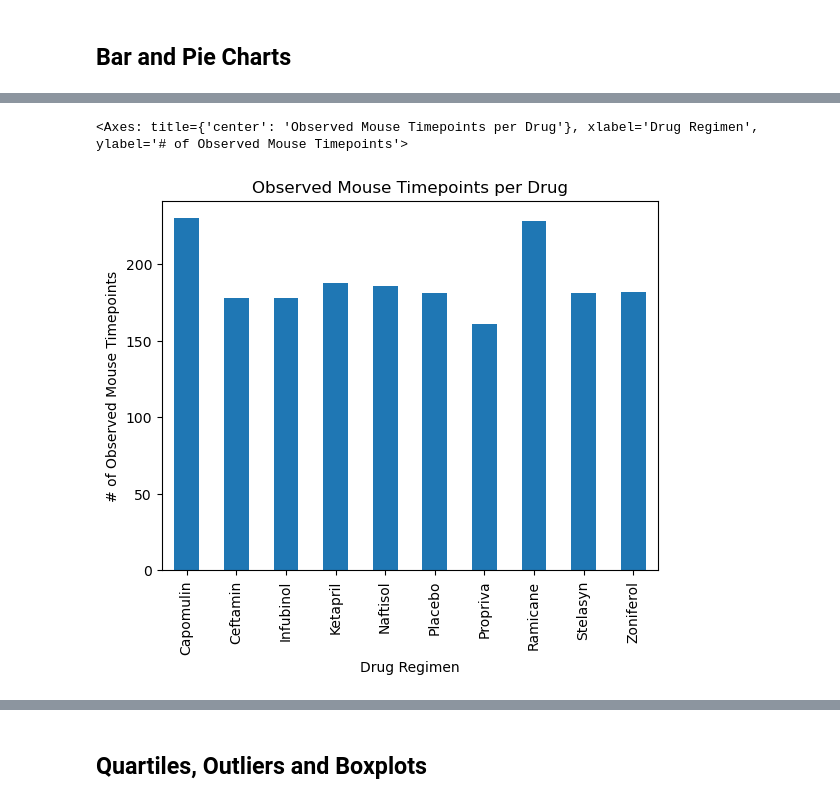
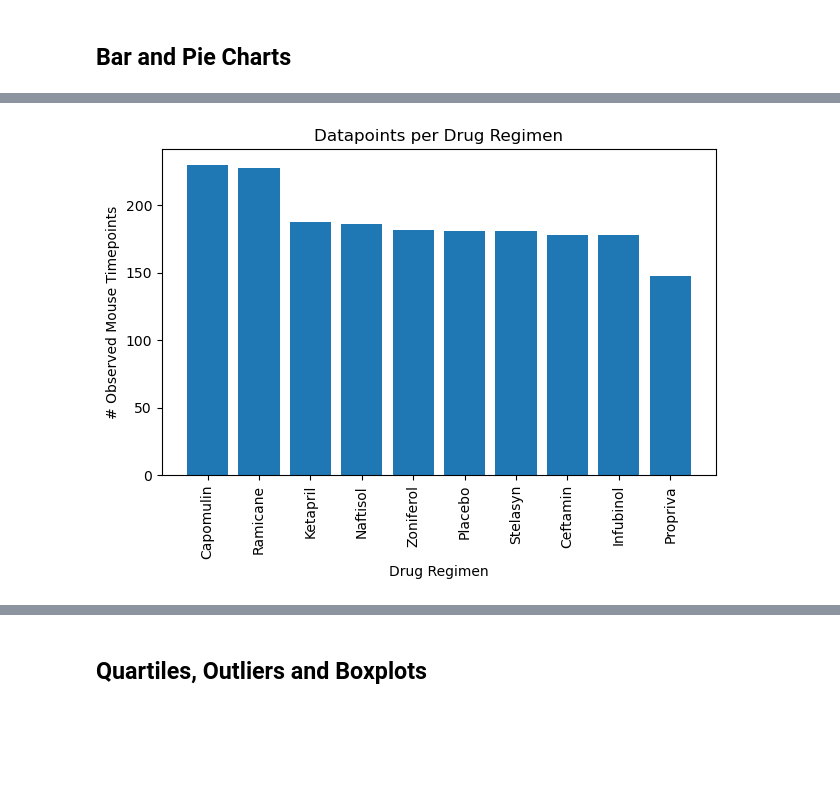
Before and after one commit to cmenegoli/matplotlib_challenge, a Jupyter notebook: pymaceuticals_starter.ipynb, the cells around one changed output, grey strips where cells are left out. Drawn from its saved outputs; the diff is of its cells as text; code cells hidden in the pictures; blank space fills up the shorter version.

```diff
--- a/pymaceuticals_starter.ipynb
+++ b/pymaceuticals_starter.ipynb
@@ -42,6 +45,6 @@ number_of_mice
 # %%
 # Our data should be uniquely identified by Mouse ID and Timepoint
 # Get the duplicate mice by ID number that shows up for Mouse ID and Timepoint.
-duplicate_mice = combined_data[combined_data.duplicated(["Mouse ID", "Timepoint"])]
-duplicate_mice["Mouse ID"].values
+duplicate_mice = combined_data[combined_data.duplicated(["Mouse ID", "Timepoint"])]["Mouse ID"].unique()
+duplicate_mice
 # %% [output]
@@ -69,6 +68,7 @@ mouse_g989_data
 # %%
 # Create a clean DataFrame by dropping the duplicate mouse by its ID.
-clean_df = combined_data[combined_data['Mouse ID'].isin(duplicate_mice)==False]
+main_mouse_study_filter = combined_data['Mouse ID'].isin(duplicate_mice)
+clean_df = combined_data[~main_mouse_study_filter]
 clean_df
 # %% [output]
 |  | Mouse ID | Timepoint | Tumor Volume (mm3) | Metastatic Sites | Drug Regimen | Sex | Age_months | ... |
@@ -152,2 +143,18 @@ NameError: name 'regimen_mean' is not defined
 # %% [markdown]
 ## Bar and Pie Charts
+# %%
+# Generate a bar plot showing the total number of rows (Mouse ID/Timepoints) for each drug regimen using Pandas.
+
+#group the dataframe by drug regimen and count the timepoints taken in each
+bar_chart_timepoints = clean_df.groupby('Drug Regimen')['Timepoint'].count().reset_index()
+
+#sort the grouped data in decending order
+bar_chart_timepoints = bar_chart_timepoints.sort_values(by='Timepoint',ascending=False)
+
+#create a bar chart using sorted data and label
+bar_chart_plot = bar_chart_timepoints.plot(kind='bar', x='Drug Regimen', y='Timepoint', legend=False, width=0.75)
+bar_chart_plot.set_xlabel('Drug Regimen')
+bar_chart_plot.set_ylabel('# Observed Mouse Timepoints')
+bar_chart_plot.set_title('Datapoints per Drug Regimen')
+plt.tight_layout()
+plt.show()
@@ -154,13 +163,13 @@ NameError: name 'regimen_mean' is not defined
 # %%
-# Generate a bar plot showing the total number of rows (Mouse ID/Timepoints) for each drug regimen using Pandas.
-timepoint_count = mouse_results_drug_group["Timepoint"].count()
+# Generate a bar plot showing the total number of rows (Mouse ID/Timepoints) for each drug regimen using pyplot.
+plt.bar(bar_chart_timepoints['Drug Regimen'], bar_chart_timepoints['Timepoint'])
 
-drug_and_timepoint = drug_list.copy()
-drug_and_timepoint["Timepoint Counts"] = timepoint_count
-pandas_plot = drug_and_timepoint.plot.bar(x=None, y="Timepoint Counts", xlabel="Drug Regimen",
-                                          ylabel="# of Observed Mouse Timepoints", legend=None,
-                                          title="Observed Mouse Timepoints per Drug")
-pandas_plot
+#print out the labeled and formatted bar chart
+plt.xlabel('Drug Regimen')
+plt.ylabel('# Observed Mouse Timepoints')
+plt.title('Datapoints per Drug Regimen')
+plt.xticks(rotation=90)
+plt.tight_layout() # for visual pleasure
+plt.show()
 # %% [output]
-<Axes: title={'center': 'Observed Mouse Timepoints per Drug'}, xlabel='Drug Regimen', ylabel='# of Observed Mouse Timepoints'>
-[figure, old version]
+[figure, new version]
```
Also changed, not shown: parts of 37 cells of this notebook.
